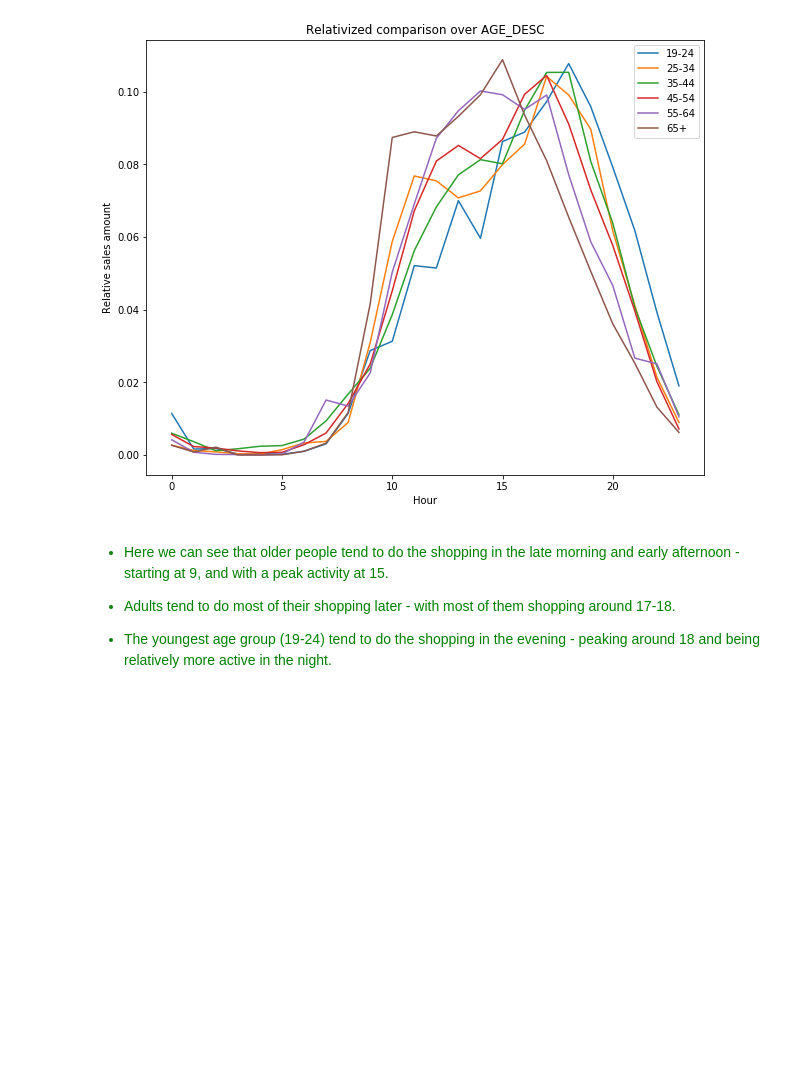
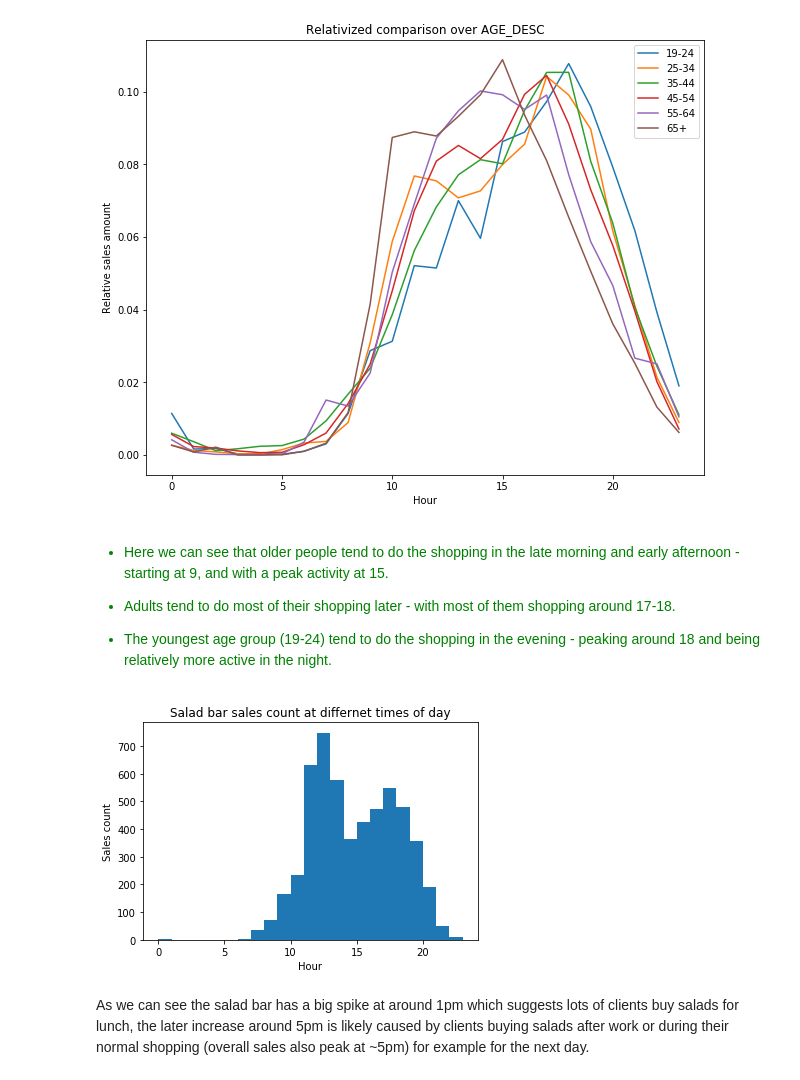
Before and after one commit to Lucianod28/Ada-project, a Jupyter notebook: datastory/Story_PartRadek.ipynb, the cells around one changed output. Drawn from its saved outputs; the diff is of its cells as text; code cells hidden in the pictures; blank space fills up the shorter version.

```diff
--- a/datastory/Story_PartRadek.ipynb
+++ b/datastory/Story_PartRadek.ipynb
@@ -321,3 +325,13 @@ times_over_category(transactions_demographic[(transactions_demographic.SUB_COMMO
 * Adults tend to do most of their shopping later - with most of them shopping around 17-18.
 
 * The youngest age group (19-24) tend to do the shopping in the evening - peaking around 18 and being relatively more active in the night.
+# %%
+transactions_demographic[transactions_demographic.DEPARTMENT == "SALAD BAR"]["HOUR"].plot.hist(bins=range(24))
+plt.title("Salad bar sales count at differnet times of day")
+plt.ylabel("Sales count")
+plt.xlabel("Hour")
+plt.show()
+# %% [output]
+[figure, added]
+# %% [markdown]
+As we can see the salad bar has a big spike at around 1pm which suggests lots of clients buy salads for lunch, the later increase around 5pm is likely caused by clients buying salads after work or during their normal shopping (overall sales also peak at ~5pm) for example for the next day.
```
Also changed, not shown: parts of 2 cells of this notebook, 1 other file.
